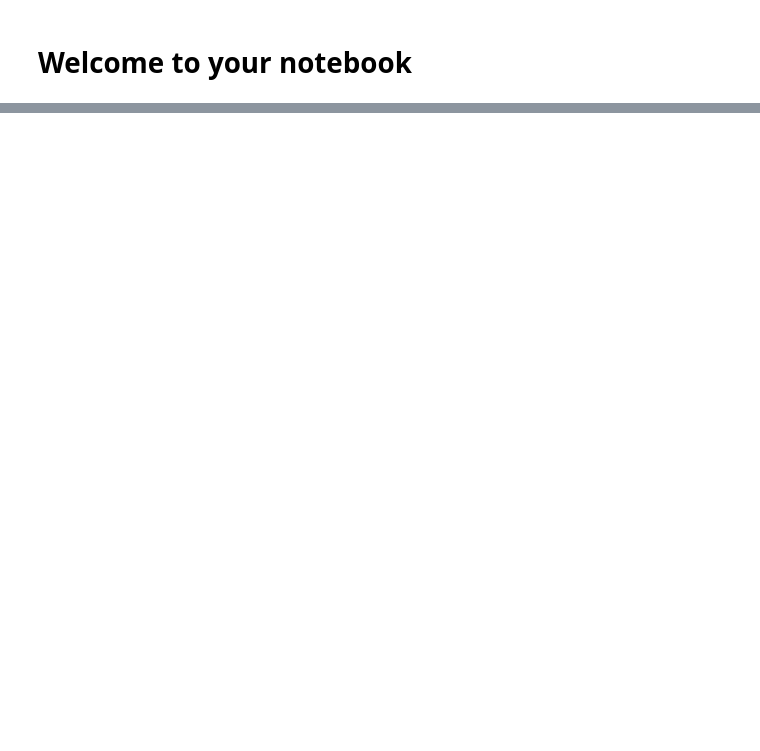
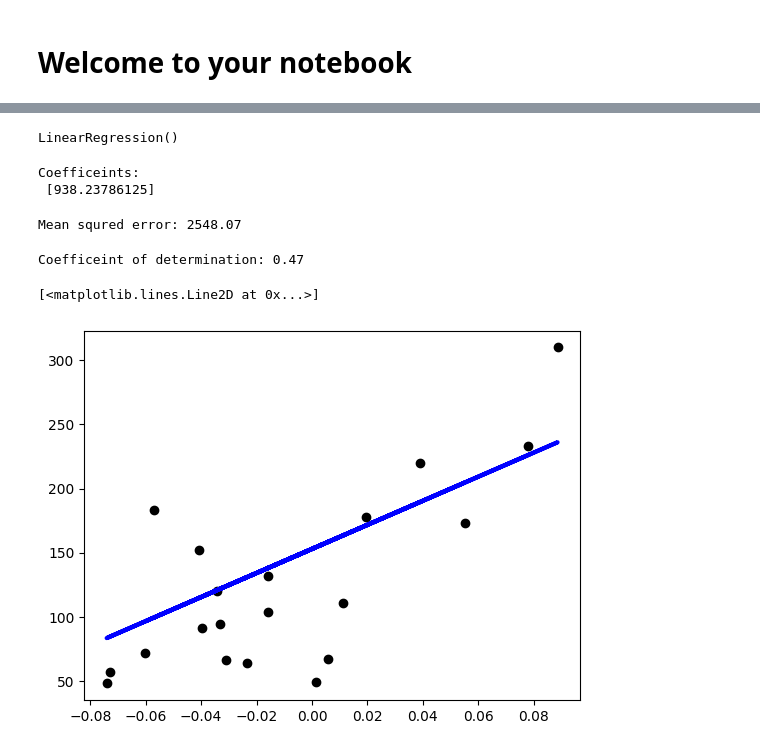
Before and after one commit to ericjiang20/ML-For-Beginners, a Jupyter notebook: 2-Regression/1-Tools/notebook.ipynb, the cells around one changed output, grey strips where cells are left out. Drawn from its saved outputs; the diff is of its cells as text; code cells hidden in the pictures; blank space fills up the shorter version.

Commit message:
First Linear regression

```diff
--- a/2-Regression/1-Tools/notebook.ipynb
+++ b/2-Regression/1-Tools/notebook.ipynb
@@ -7,2 +25,44 @@ Wellcome to the game
+# %%
+#load the diabetes dataset
+X, y = datasets.load_diabetes(return_X_y=True)
+
+#use only one feature
+X = X[:, np.newaxis, 2]
+# %%
+#split the data into training/testing sets
+X_train, X_test = X[:-20], X[-20:]
+y_train, y_test = y[:-20], y[-20:]
+# %%
+regr = linear_model.LinearRegression()
+
+#traing the model using the training sets
+regr.fit(X_train, y_train)
+# %% [output]
+LinearRegression()
+# %%
+#Make predictions using the testing set
+y_pred = regr.predict(X_test)
+# %%
+#The coefficients
+print("Coefficeints: \n", regr.coef_)
+# %% [output]
+Coefficeints:
+ [938.23786125]
+# %%
+#The mean squared erro
+print("Mean squred error: %.2f" % mean_squared_error(y_test, y_pred))
+# %% [output]
+Mean squred error: 2548.07
+# %%
+#the coefficient of determination: 1 is the perfect prediction
+print("Coefficeint of determination: %.2f" % r2_score(y_test, y_pred))
+# %% [output]
+Coefficeint of determination: 0.47
+# %%
+plt.scatter(X_test, y_test, color='black')
+plt.plot(X_test, y_pred, color='blue', linewidth=3)
+# %% [output]
+[<matplotlib.lines.Line2D at 0x...>]
+[figure, added]
 # %%
 # %% [output]
```
Also changed, not shown: parts of 10 cells of this notebook.
